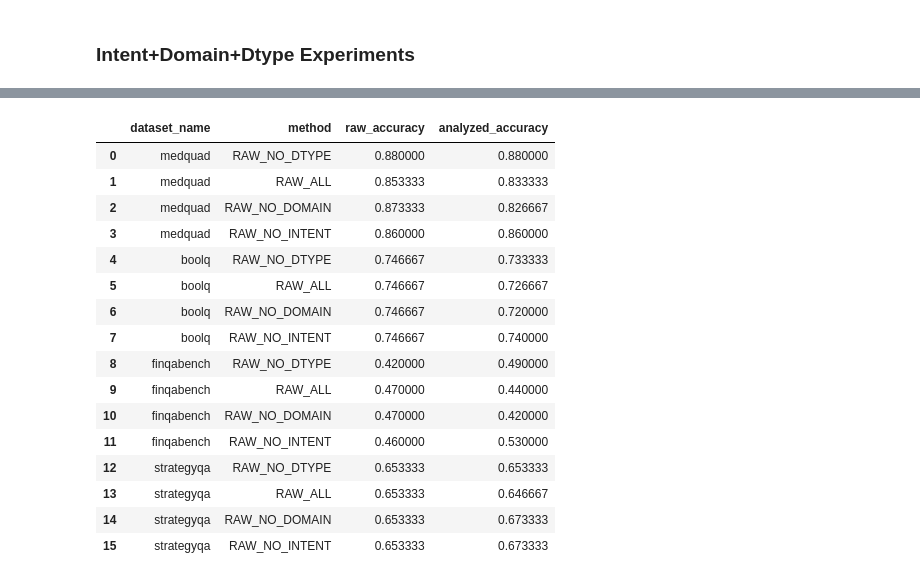
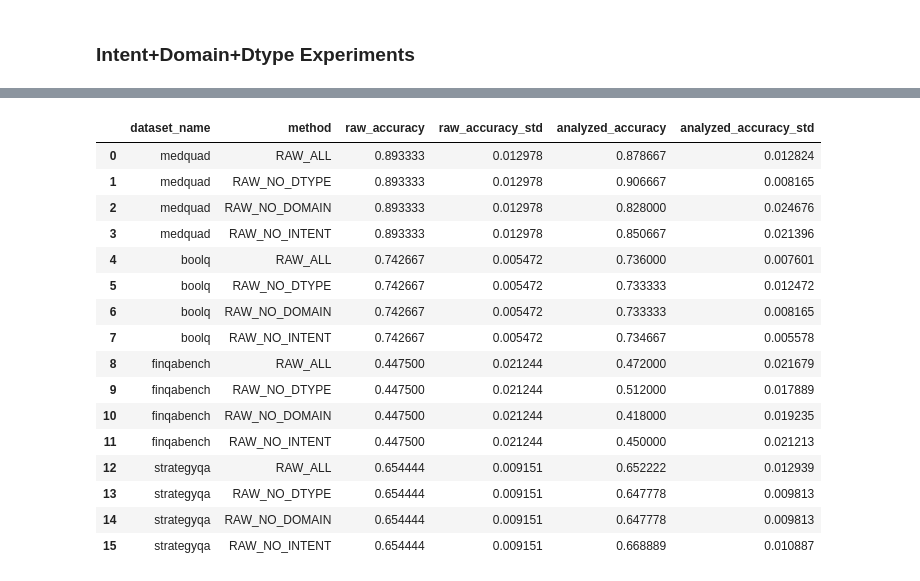
Before and after one commit to darktheorys/smartrag, a Jupyter notebook: notebooks/Scoring_and_Comparison.ipynb, the cells around one changed output, grey strips where cells are left out. Saved outputs shown, nothing was run; the diff lists cells and outputs as text; code cells hidden in the pictures.

Commit message:
Add unfiltered dataset run results and figure

```diff
--- a/notebooks/Scoring_and_Comparison.ipynb
+++ b/notebooks/Scoring_and_Comparison.ipynb
@@ -19,9 +19,9 @@ from disambiguation_methods.domain_extractor import categories
 from tqdm import tqdm
 # %%
 top_n = 10
-dataset_name = "ambiguity/ai_generated"
-experiment = f"ambiguous_top{top_n}+DOMAIN+Intent+Dtype+MLM+TE+LLM"
-# experiment = "unfiltered+DOMAIN+Intent+Dtype"
+dataset_name = "unfiltered/strategyqa"
+# experiment = f"ambiguous_top{top_n}+DOMAIN+Intent+Dtype+MLM+TE+LLM"
+experiment = "unfiltered+DOMAIN+Intent+Dtype"
 # %%
 df = pd.read_csv(f"./data/{dataset_name}_{experiment}.csv")
 # %% [markdown]
@@ -440,6 +420,8 @@ methods = [
     "RAW_NO_DOMAIN",
     "RAW_NO_INTENT",
 ]
+# %%
+n_runs = 6
 # %%
 from disambiguation_methods.qa import AnswerBool
 
@@ -527,9 +512,15 @@ for method_idx, method in enumerate(methods):
 # %%
-eval_df = pd.DataFrame(columns=["dataset_name", "method", "raw_accuracy", "analyzed_accuracy"])
+eval_df = pd.DataFrame(
+    columns=["dataset_name", "method", "raw_accuracy", "raw_accuracy_std", "analyzed_accuracy", "analyzed_accuracy_std"]
+)
 from glob import glob
+
+dataset_run = {"boolq": 5, "strategyqa": 6, "medquad": 5, "finqabench": 5}
 
 for file in glob("./data/unfiltered/*eval.csv"):
     dataset_name = file.split("_")[0].split("/")[-1]
+    print(dataset_name)
+    n_runs = dataset_run[dataset_name]
     df = pd.read_csv(file)
     for method in methods:
         eval_df = pd.concat(
@@ -540,10 +531,52 @@ for file in glob("./data/unfiltered/*eval.csv"):
                         {
                             "dataset_name": dataset_name,
                             "method": method,
-                            "raw_accuracy": (df[f"{method}_raw_question_answered_by_{llm_name}_correct"] * 1.0).mean(),
+                            "raw_accuracy": (
+                                df[
+                                    [
+                                        f"{method_}_{run_idx}_raw_question_answered_by_{llm_name}_correct"
+                                        for run_idx in range(n_runs)
+                                        for method_ in methods
+                                    ]
+                                ]
+                                * 1.0
+                            )
+                            .mean()
+                            .mean(),
+                            "raw_accuracy_std": (
+                                df[
+                                    [
+                                        f"{method_}_{run_idx}_raw_question_answered_by_{llm_name}_correct"
+                                        for run_idx in range(n_runs)
+                                        for method_ in methods
+                                    ]
+                                ]
+                                * 1.0
+                            )
+                            .mean()
+                            .std(),
                             "analyzed_accuracy": (
-                                df[f"{method}_analyzed_question_answered_by_{llm_name}_correct"] * 1.0
-                            ).mean(),
+                                df[
+                                    [
+                                        f"{method}_{run_idx}_analyzed_question_answered_by_{llm_name}_correct"
+                                        for run_idx in range(n_runs)
+                                    ]
+                                ]
+                                * 1.0
+                            )
+                            .mean()
+                            .mean(),
+                            "analyzed_accuracy_std": (
+                                df[
+                                    [
+                                        f"{method}_{run_idx}_analyzed_question_answered_by_{llm_name}_correct"
+                                        for run_idx in range(n_runs)
+                                    ]
+                                ]
+                                * 1.0
+                            )
+                            .mean()
+                            .std(),
                         }
                     ]
                 ),
@@ -555,17 +592,17 @@ eval_df
-|  | dataset_name | method | raw_accuracy | analyzed_accuracy |
-| 0 | medquad | RAW_NO_DTYPE | 0.880000 | 0.880000 |
-| 1 | medquad | RAW_ALL | 0.853333 | 0.833333 |
-| 2 | medquad | RAW_NO_DOMAIN | 0.873333 | 0.826667 |
-| 3 | medquad | RAW_NO_INTENT | 0.860000 | 0.860000 |
-| 4 | boolq | RAW_NO_DTYPE | 0.746667 | 0.733333 |
-| 5 | boolq | RAW_ALL | 0.746667 | 0.726667 |
-| 6 | boolq | RAW_NO_DOMAIN | 0.746667 | 0.720000 |
-| 7 | boolq | RAW_NO_INTENT | 0.746667 | 0.740000 |
-| 8 | finqabench | RAW_NO_DTYPE | 0.420000 | 0.490000 |
-| 9 | finqabench | RAW_ALL | 0.470000 | 0.440000 |
-| 10 | finqabench | RAW_NO_DOMAIN | 0.470000 | 0.420000 |
-| 11 | finqabench | RAW_NO_INTENT | 0.460000 | 0.530000 |
-| 12 | strategyqa | RAW_NO_DTYPE | 0.653333 | 0.653333 |
-| 13 | strategyqa | RAW_ALL | 0.653333 | 0.646667 |
-| 14 | strategyqa | RAW_NO_DOMAIN | 0.653333 | 0.673333 |
-| 15 | strategyqa | RAW_NO_INTENT | 0.653333 | 0.673333 |
+|  | dataset_name | method | raw_accuracy | raw_accuracy_std | analyzed_accuracy | analyzed_accuracy_std |
+| 0 | medquad | RAW_ALL | 0.893333 | 0.012978 | 0.878667 | 0.012824 |
+| 1 | medquad | RAW_NO_DTYPE | 0.893333 | 0.012978 | 0.906667 | 0.008165 |
+| 2 | medquad | RAW_NO_DOMAIN | 0.893333 | 0.012978 | 0.828000 | 0.024676 |
+| 3 | medquad | RAW_NO_INTENT | 0.893333 | 0.012978 | 0.850667 | 0.021396 |
+| 4 | boolq | RAW_ALL | 0.742667 | 0.005472 | 0.736000 | 0.007601 |
+| 5 | boolq | RAW_NO_DTYPE | 0.742667 | 0.005472 | 0.733333 | 0.012472 |
+| 6 | boolq | RAW_NO_DOMAIN | 0.742667 | 0.005472 | 0.733333 | 0.008165 |
+| 7 | boolq | RAW_NO_INTENT | 0.742667 | 0.005472 | 0.734667 | 0.005578 |
+| 8 | finqabench | RAW_ALL | 0.447500 | 0.021244 | 0.472000 | 0.021679 |
+| 9 | finqabench | RAW_NO_DTYPE | 0.447500 | 0.021244 | 0.512000 | 0.017889 |
+| 10 | finqabench | RAW_NO_DOMAIN | 0.447500 | 0.021244 | 0.418000 | 0.019235 |
+| 11 | finqabench | RAW_NO_INTENT | 0.447500 | 0.021244 | 0.450000 | 0.021213 |
+| 12 | strategyqa | RAW_ALL | 0.654444 | 0.009151 | 0.652222 | 0.012939 |
+| 13 | strategyqa | RAW_NO_DTYPE | 0.654444 | 0.009151 | 0.647778 | 0.009813 |
+| 14 | strategyqa | RAW_NO_DOMAIN | 0.654444 | 0.009151 | 0.647778 | 0.009813 |
+| 15 | strategyqa | RAW_NO_INTENT | 0.654444 | 0.009151 | 0.668889 | 0.010887 |
```
Also changed, not shown: parts of 9 cells of this notebook, 7 other files.
